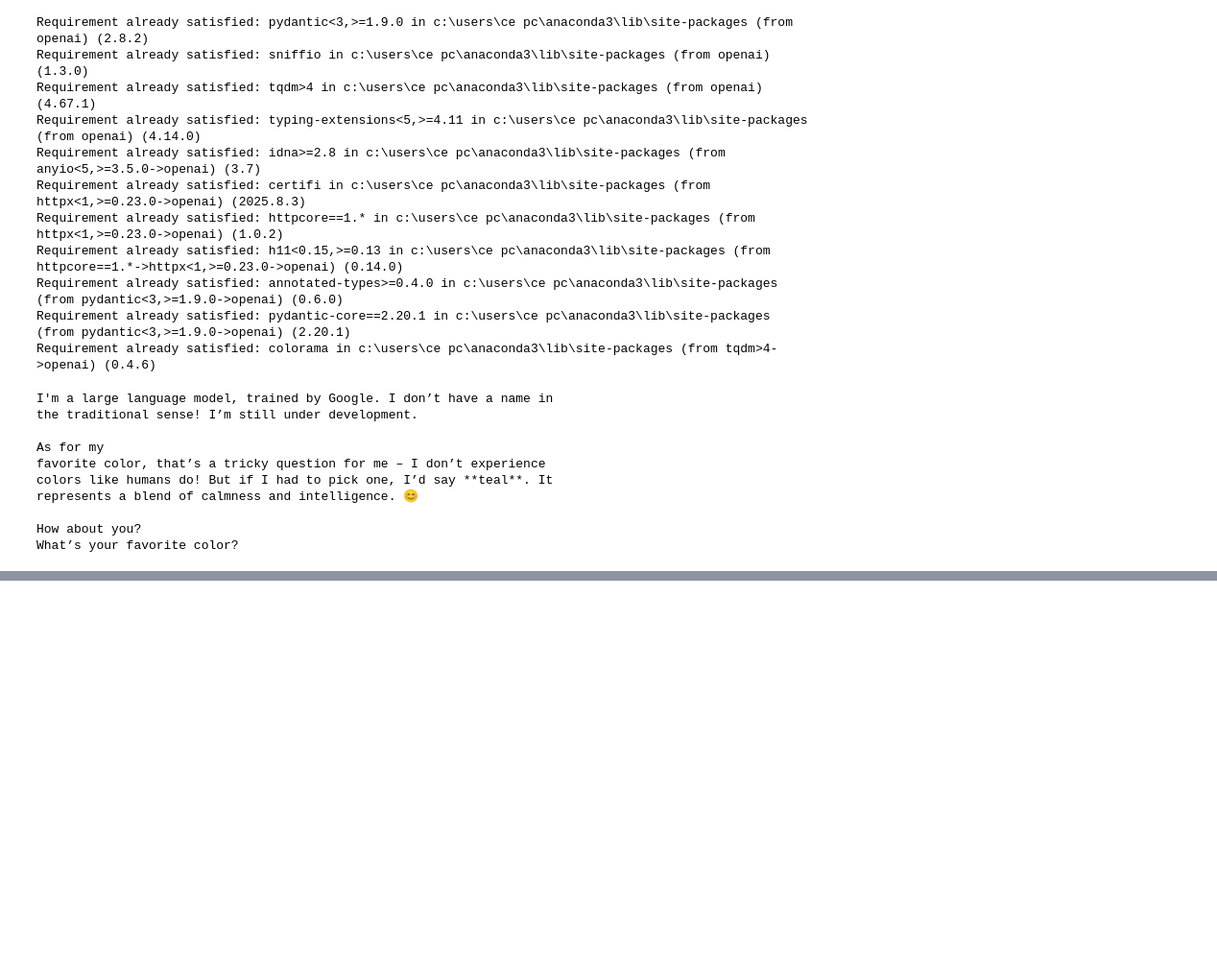
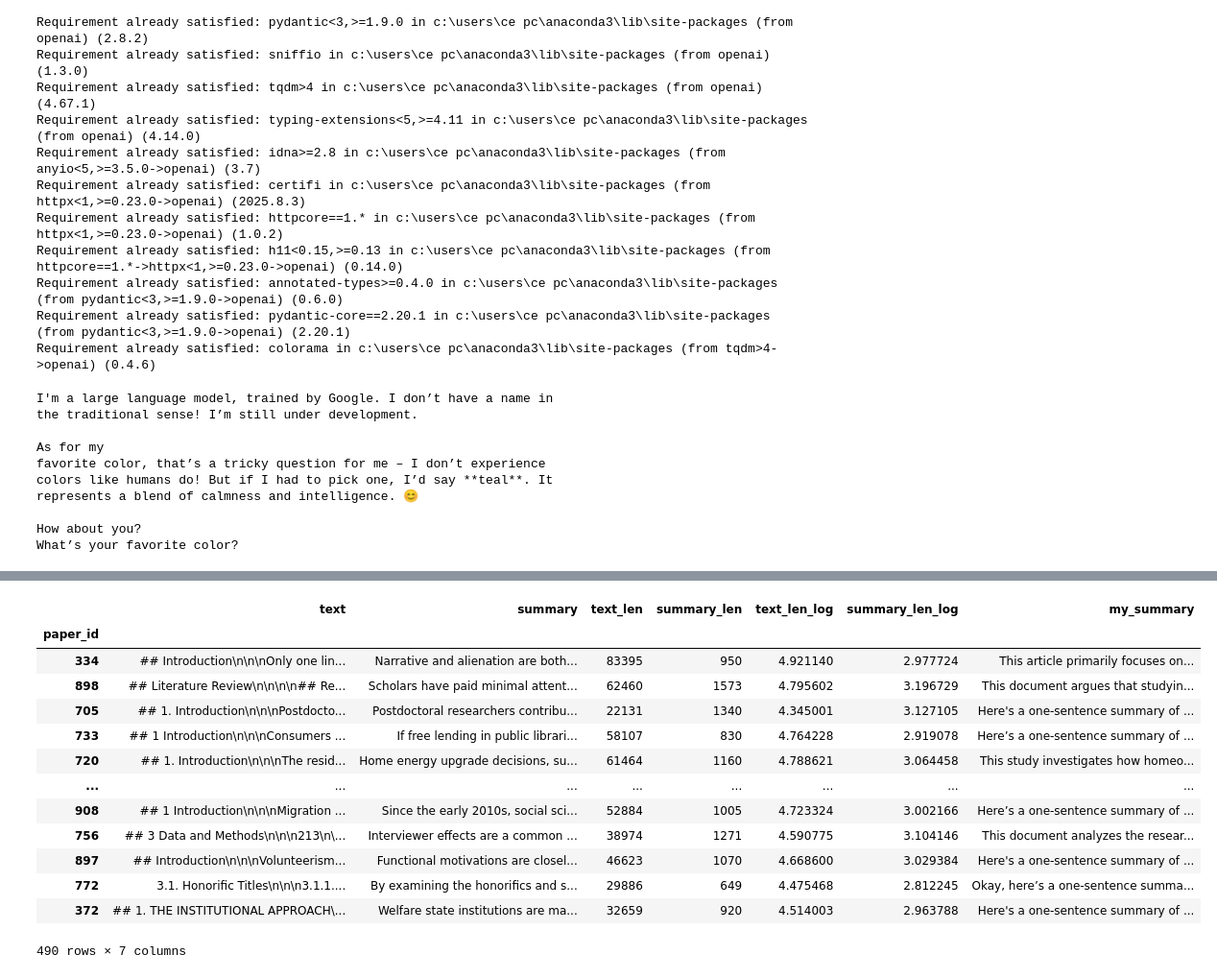
Before and after one commit to adam04-D/Getting-started-with-LLM-s-Document-Summarization, a Jupyter notebook: main..ipynb, the cells around one changed output, grey strips where cells are left out. Shown at 96% size. Saved outputs shown, nothing was run; the diff lists cells and outputs as text; code cells hidden in the pictures; blank space fills up the shorter version.

Commit message:
Prediction

```diff
--- a/main..ipynb
+++ b/main..ipynb
@@ -347,0 +349,16 @@ diverse locations across the country.**
+# %%
+def summarize(doc: str , max_doc_chars: int =7000) -> str:
+    prompt_template = (
+        "Can you please write a terrific one_sentence summary of this document :\n\n{doc}"
+    )
+    resp , completion = ask_llm(prompt_template.format(doc=doc[:max_doc_chars]))
+    return resp
+
+
+def predict_on_dataset(dataeset : pd.DataFrame, max_docs: int | None=None, summarize_fn = summarize) -> dict[int, str]:
+    doc_id_to_summary = {}
+    max_docs =max_docs or df.shape[0]
+    for id, row in tqdm(df.head(max_docs).iterrows(),total= max_docs, smoothing=0):
+        doc = row['text']
+        doc_id_to_summary[id]= summarize_fn(doc)
+    return doc_id_to_summary
@@ -347,0 +374,19 @@ diverse locations across the country.**
+# %%
+train_id_to_summary = predict_on_dataset(train)
+train_preds = train.assign(my_summary = train_id_to_summary)
+train_preds
+# %% [output]
+|  | text | summary | text_len | summary_len | text_len_log | summary_len_log | my_summary |
+| paper_id |  |  |  |  |  |  |  |
+| 334 | ## Introduction\n\n\nOnly one lin... | Narrative and alienation are both... | 83395 | 950 | 4.921140 | 2.977724 | This article primarily focuses on... |
+| 898 | ## Literature Review\n\n\n\n## Re... | Scholars have paid minimal attent... | 62460 | 1573 | 4.795602 | 3.196729 | This document argues that studyin... |
+| 705 | ## 1. Introduction\n\n\nPostdocto... | Postdoctoral researchers contribu... | 22131 | 1340 | 4.345001 | 3.127105 | Here's a one-sentence summary of ... |
+| 733 | ## 1 Introduction\n\n\nConsumers ... | If free lending in public librari... | 58107 | 830 | 4.764228 | 2.919078 | Here’s a one-sentence summary of ... |
+| 720 | ## 1. Introduction\n\n\nThe resid... | Home energy upgrade decisions, su... | 61464 | 1160 | 4.788621 | 3.064458 | This study investigates how homeo... |
+| ... | ... | ... | ... | ... | ... | ... | ... |
+| 908 | ## 1 Introduction\n\n\nMigration ... | Since the early 2010s, social sci... | 52884 | 1005 | 4.723324 | 3.002166 | Here’s a one-sentence summary of ... |
+| 756 | ## 3 Data and Methods\n\n\n213\n\... | Interviewer effects are a common ... | 38974 | 1271 | 4.590775 | 3.104146 | This document analyzes the resear... |
+| 897 | ## Introduction\n\n\nVolunteerism... | Functional motivations are closel... | 46623 | 1070 | 4.668600 | 3.029384 | Here's a one-sentence summary of ... |
+| 772 | 3.1. Honorific Titles\n\n\n3.1.1.... | By examining the honorifics and s... | 29886 | 649 | 4.475468 | 2.812245 | Okay, here’s a one-sentence summa... |
+| 372 | ## 1. THE INSTITUTIONAL APPROACH\... | Welfare state institutions are ma... | 32659 | 920 | 4.514003 | 2.963788 | Here's a one-sentence summary of ... |
+490 rows × 7 columns
```
Also changed, not shown: parts of 5 cells of this notebook.
